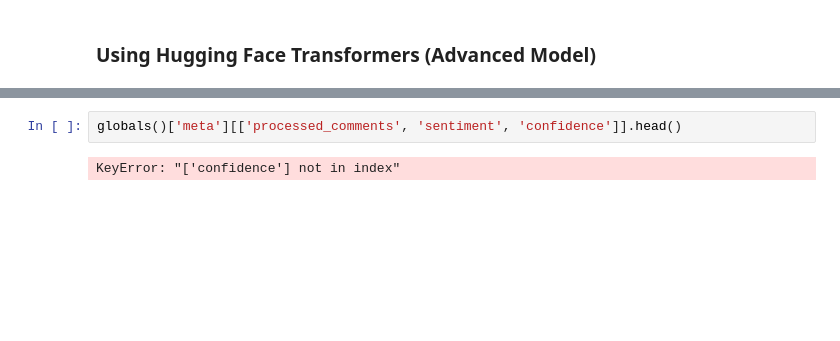
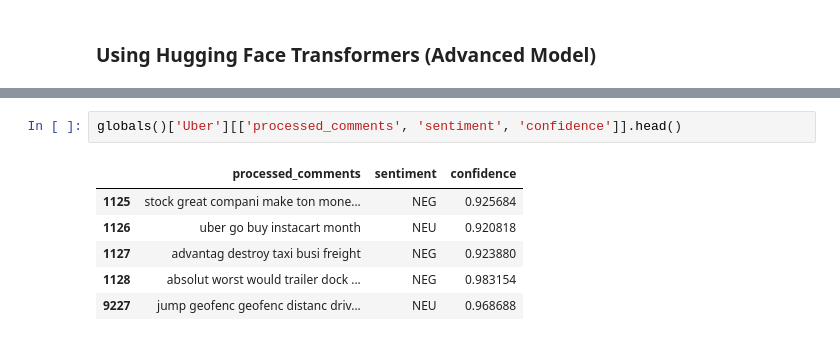
Before and after one commit to chaimaaAZ/Reddit-sentiment-analysis, a Jupyter notebook: processing.ipynb, the cells around one changed output, grey strips where cells are left out. Cells and saved outputs as stored; diff of their text form; blank space fills up the shorter version.

Commit message:
Conducting sentiment analysis

```diff
--- a/processing.ipynb
+++ b/processing.ipynb
@@ -178,4 +218,9 @@ KeyboardInterrupt:
 # %%
-globals()['meta'][['processed_comments', 'sentiment', 'confidence']].head()
+globals()['Uber'][['processed_comments', 'sentiment', 'confidence']].head()
 # %% [output]
-KeyError: "['confidence'] not in index"
+|  | processed_comments | sentiment | confidence |
+| 1125 | stock great compani make ton mone... | NEG | 0.925684 |
+| 1126 | uber go buy instacart month | NEU | 0.920818 |
+| 1127 | advantag destroy taxi busi freight | NEG | 0.923880 |
+| 1128 | absolut worst would trailer dock ... | NEG | 0.983154 |
+| 9227 | jump geofenc geofenc distanc driv... | NEU | 0.968688 |
```
Also changed, not shown: parts of 12 cells of this notebook.
